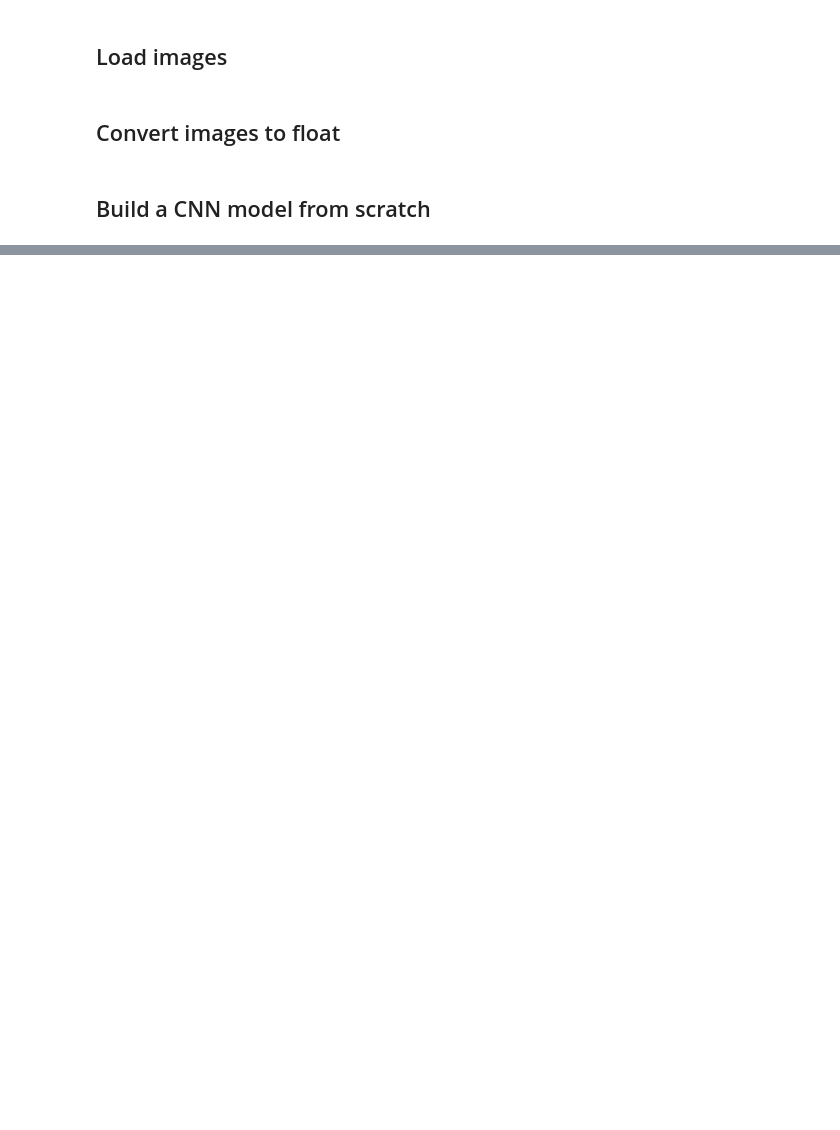
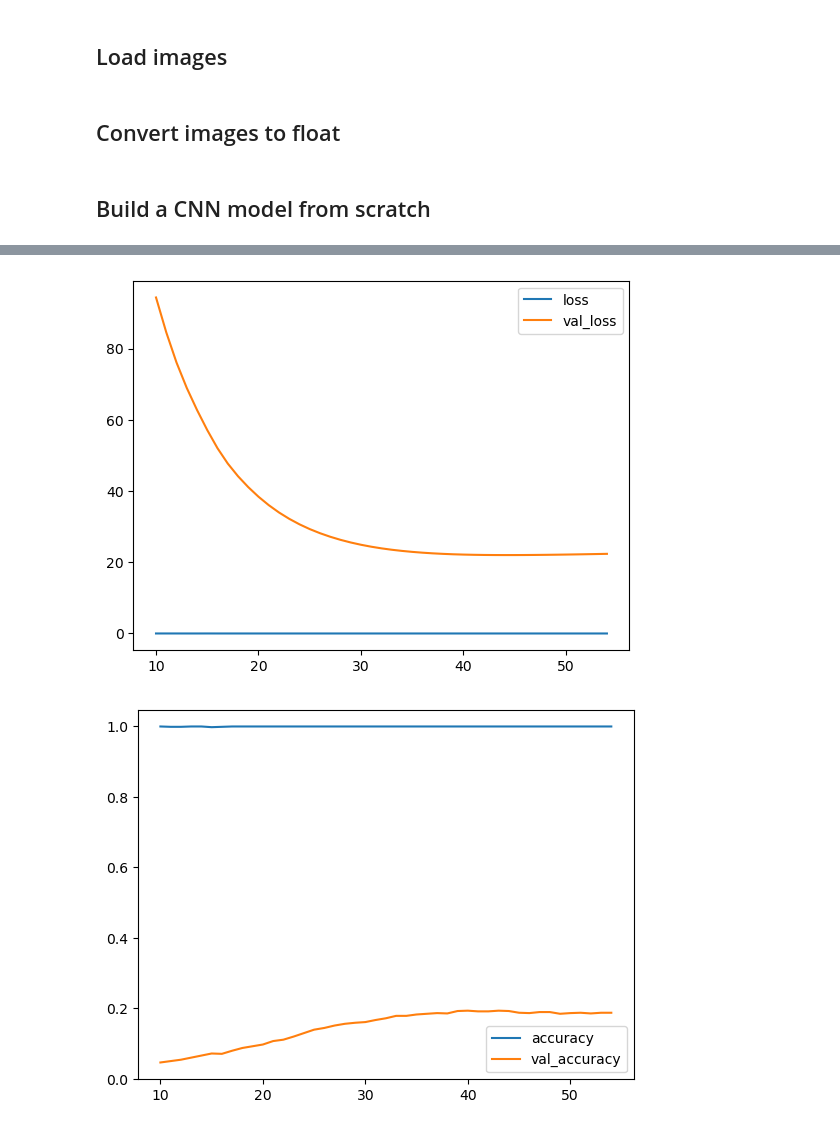
Before and after one commit to hanh-nguyen/flowers, a Jupyter notebook: CNN_from_scratch.ipynb, the cells around one changed output, grey strips where cells are left out. Saved outputs shown, nothing was run; the diff lists cells and outputs as text; code cells hidden in the pictures; blank space fills up the shorter version.

```diff
--- a/CNN_from_scratch.ipynb
+++ b/CNN_from_scratch.ipynb
@@ -101,0 +124,10 @@ Test accuracy: 2.59%
+# %%
+# Start the plot at epoch 5
+history_df.loc[10:, ['loss', 'val_loss']].plot()
+history_df.loc[10:, ['accuracy', 'val_accuracy']].plot()
+
+print(("Best Validation Loss: {:0.4f}" +\
+      "\nBest Validation Accuracy: {:0.4f}")\
+      .format(history_df['val_loss'].min(),
+              history_df['val_accuracy'].max()))
+# %% [output]
@@ -101,0 +136,2 @@ Test accuracy: 2.59%
+[figure, added]
+[figure, added]
```
Also changed, not shown: parts of 10 cells of this notebook, 1 other file.
